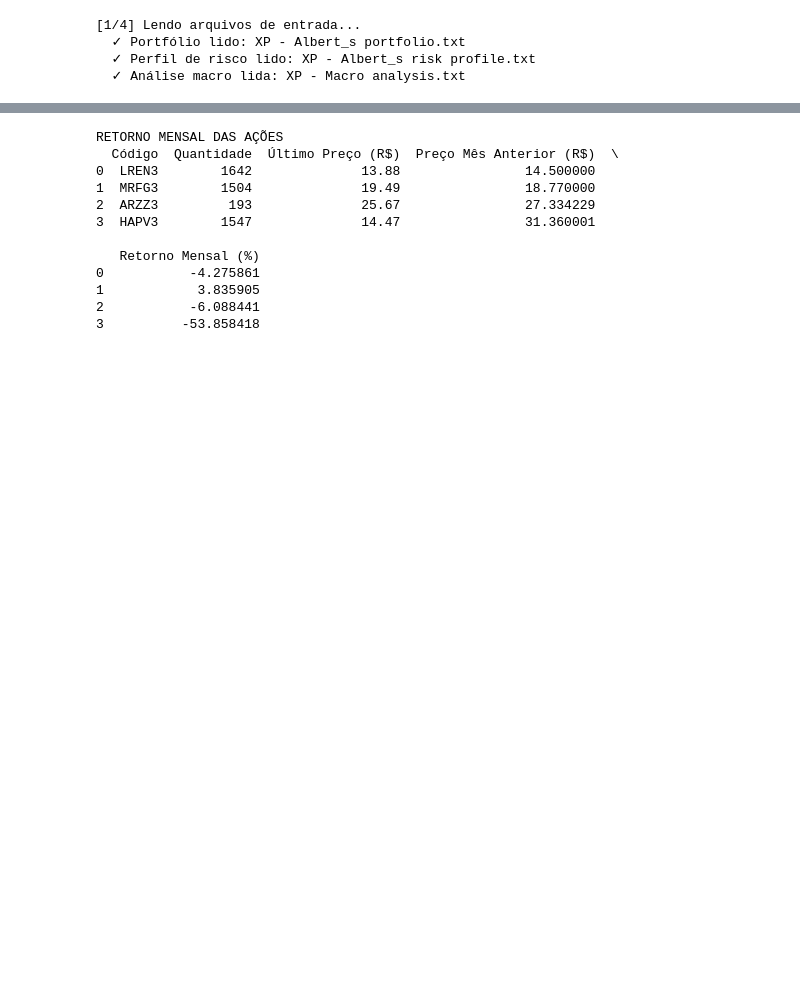
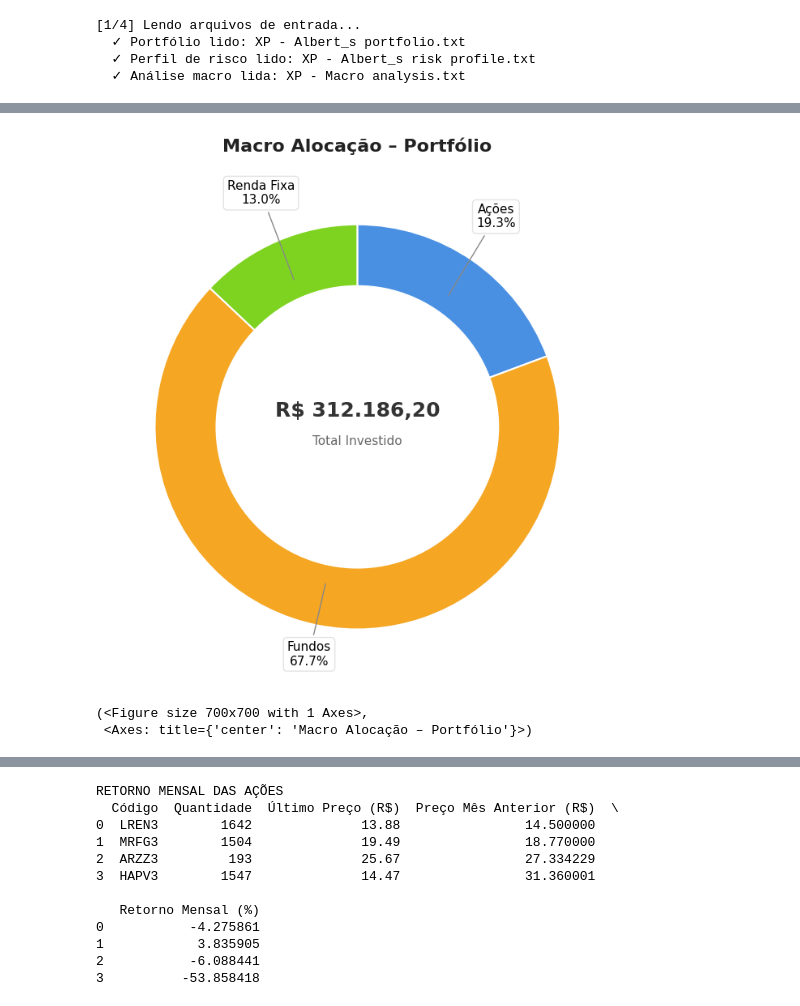
Before and after one commit to Rafaellfig/investment-advice-agent, a Jupyter notebook: testes.ipynb, the cells around one changed output, grey strips where cells are left out. Saved outputs shown, nothing was run; the diff lists cells and outputs as text; code cells hidden in the pictures; blank space fills up the shorter version.

```diff
--- a/testes.ipynb
+++ b/testes.ipynb
@@ -32,0 +211,12 @@ print(f"  ✓ Análise macro lida: {MACRO_ANALYSIS_FILE.name}")
+# %%
+plot_allocation_donut(
+    resumo.stocks_percentage,
+    resumo.funds_percentage,
+    resumo.fixed_income_percentage,
+    total_invested=resumo.total_invested,
+    title="Macro Alocação – Portfólio"
+)
+# %% [output]
+[figure, added]
+(<Figure size 700x700 with 1 Axes>,
+ <Axes: title={'center': 'Macro Alocação – Portfólio'}>)
```
Also changed, not shown: parts of 34 cells of this notebook, 2 other files.
